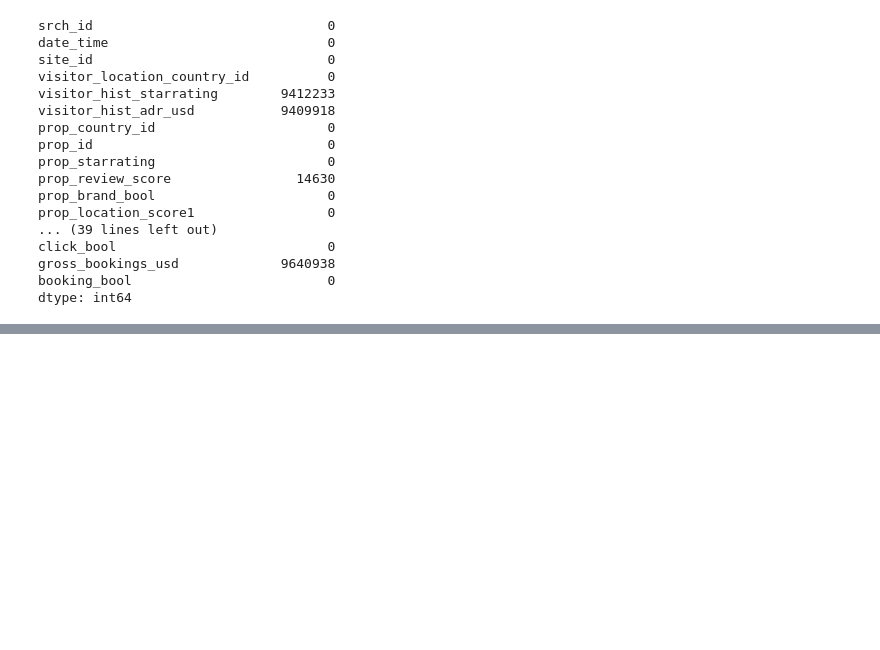
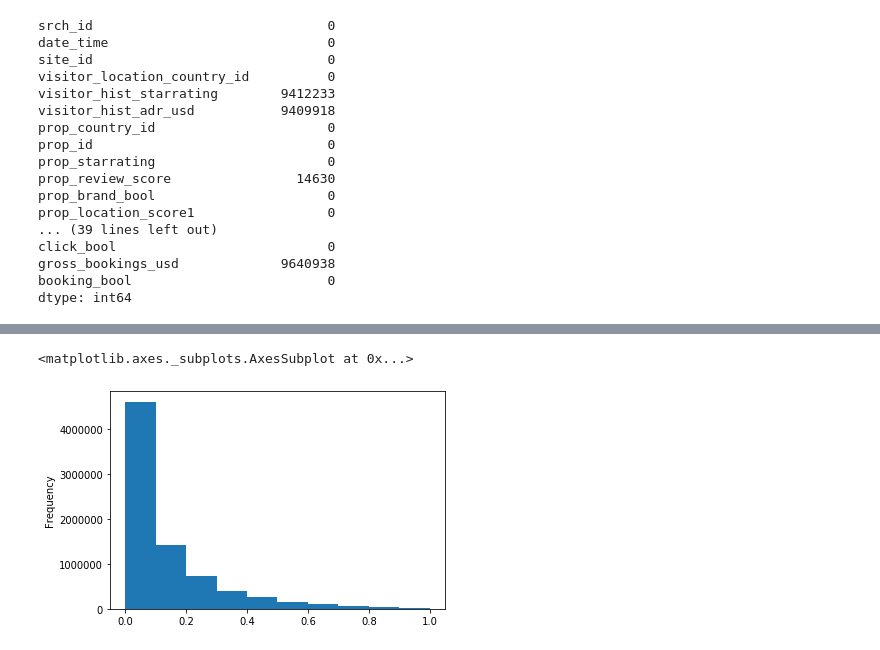
Before and after one commit to silencedsre/Click-Through-Rate, a Jupyter notebook: notebooks/exploratory_data_analysis.ipynb, the cells around one changed output, grey strips where cells are left out. Cells and saved outputs as stored; diff of their text form; code cells hidden in the pictures; blank space fills up the shorter version.

```diff
--- a/notebooks/exploratory_data_analysis.ipynb
+++ b/notebooks/exploratory_data_analysis.ipynb
@@ -270,0 +223,5 @@ new.head()
+# %%
+new['prop_location_score2'].plot.hist()
+# %% [output]
+<matplotlib.axes._subplots.AxesSubplot at 0x...>
+[figure, added]
```
Also changed, not shown: parts of 41 cells of this notebook.
